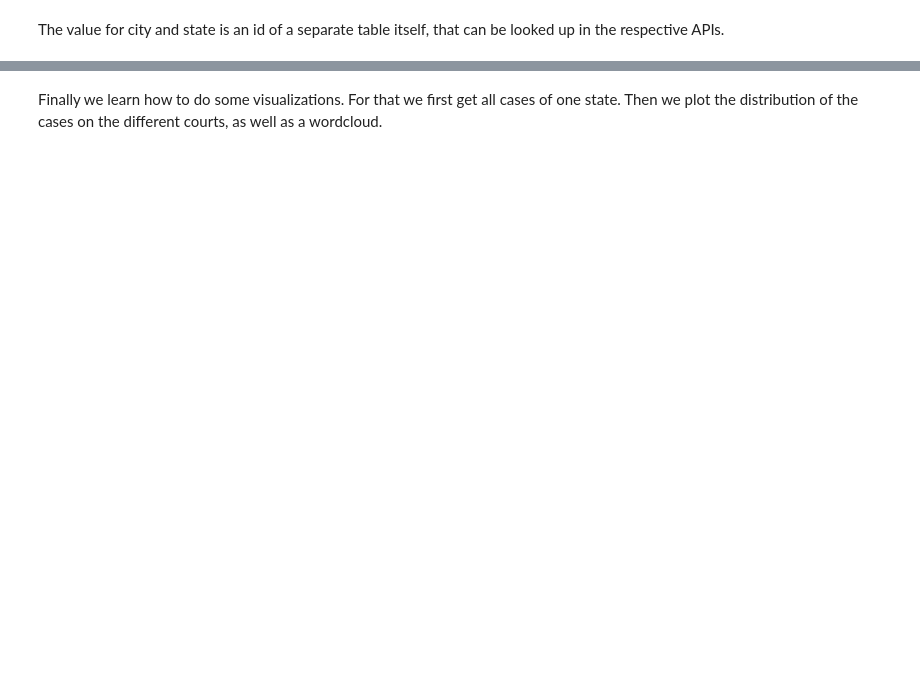
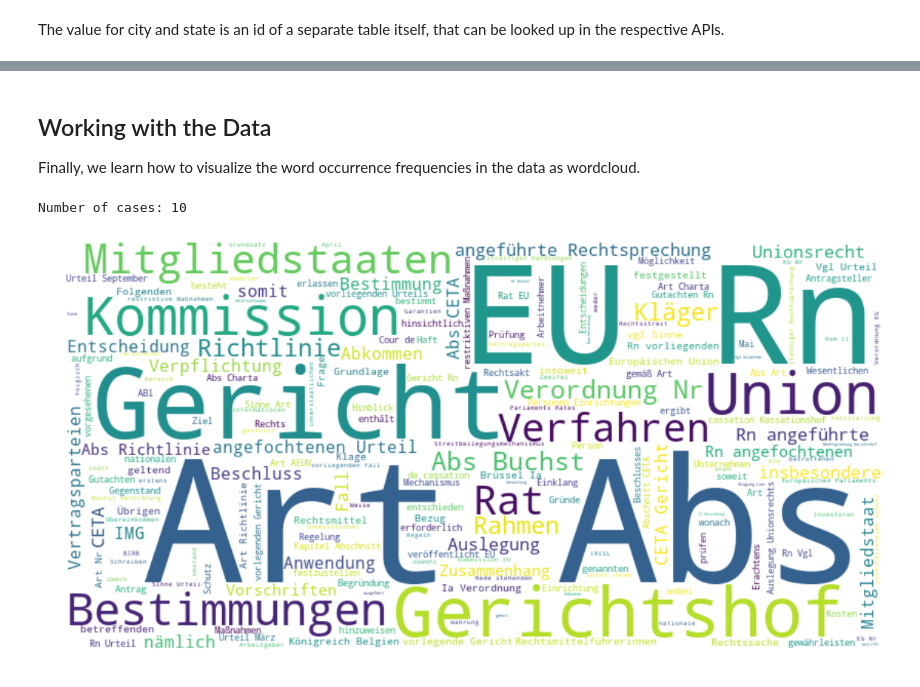
Before and after one commit to openlegaldata/oldp-notebooks, a Jupyter notebook: notebooks/oldp-client-demo.ipynb, the cells around one changed output, grey strips where cells are left out. Saved outputs shown, nothing was run; the diff lists cells and outputs as text; code cells hidden in the pictures; blank space fills up the shorter version.

Commit message:
Improved the OLDP Client Demo and added visualization

```diff
--- a/notebooks/oldp-client-demo.ipynb
+++ b/notebooks/oldp-client-demo.ipynb
@@ -38,2 +77,0 @@ print("State: {}".format(states_api.states_read(courts[10].state)))
-# %% [markdown]
-Finally we learn how to do some visualizations. For that we first get all cases of one state. Then we plot the distribution of the cases on the different courts, as well as a wordcloud.
@@ -68,17 +78,33 @@ plt.show()
+# %% [markdown]
+## Working with the Data
+
+Finally, we learn how to visualize the word occurrence frequencies in the data as wordcloud.
 # %%
 from bs4 import BeautifulSoup
 import matplotlib.pyplot as plt
+import spacy
 from wordcloud import WordCloud
+%matplotlib inline
+nlp = spacy.load('de_core_news_sm')
 
+# obtain the data
+cases_api = oldp_client.CasesApi(api_client)
+cases = cases_api.cases_list(court_id=3).results
+print("Number of cases: {}".format(len(cases)))
+
+# clean the data
 text = ''
-cases, _ = get_cases_for_state(3)
 for case in cases:
-    # get clean text from the HTML document
+    # remove all HTML content from the data
     soup = BeautifulSoup(case.content)
     text += soup.get_text().strip()
 
-wordcloud = WordCloud(max_font_size=60).generate(text)
-plt.figure(figsize=(16,12))
-plt.imshow(wordcloud, interpolation='bilinear')
+# visualize the data as wordcloud
+wordcloud = WordCloud(width=800, height=400, background_color='white', stopwords=nlp.Defaults.stop_words).generate(text)
+plt.figure(figsize=(20,10))
+plt.imshow(wordcloud, cmap=plt.cm.gray, interpolation='bilinear')
 plt.axis("off")
 plt.show()
+# %% [output]
+Number of cases: 10
+[figure, added]
```
Also changed, not shown: parts of 8 cells of this notebook, 2 other files.
